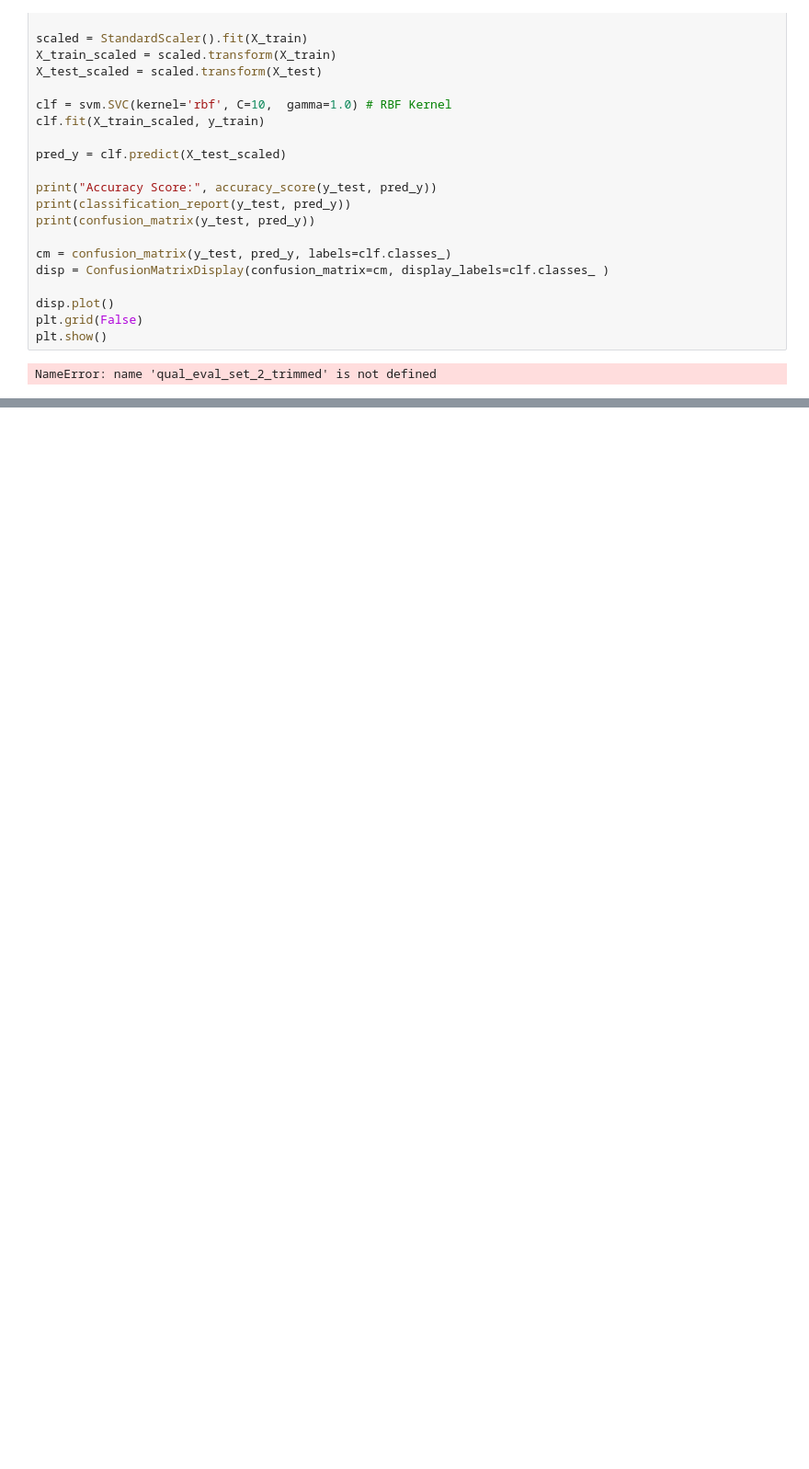
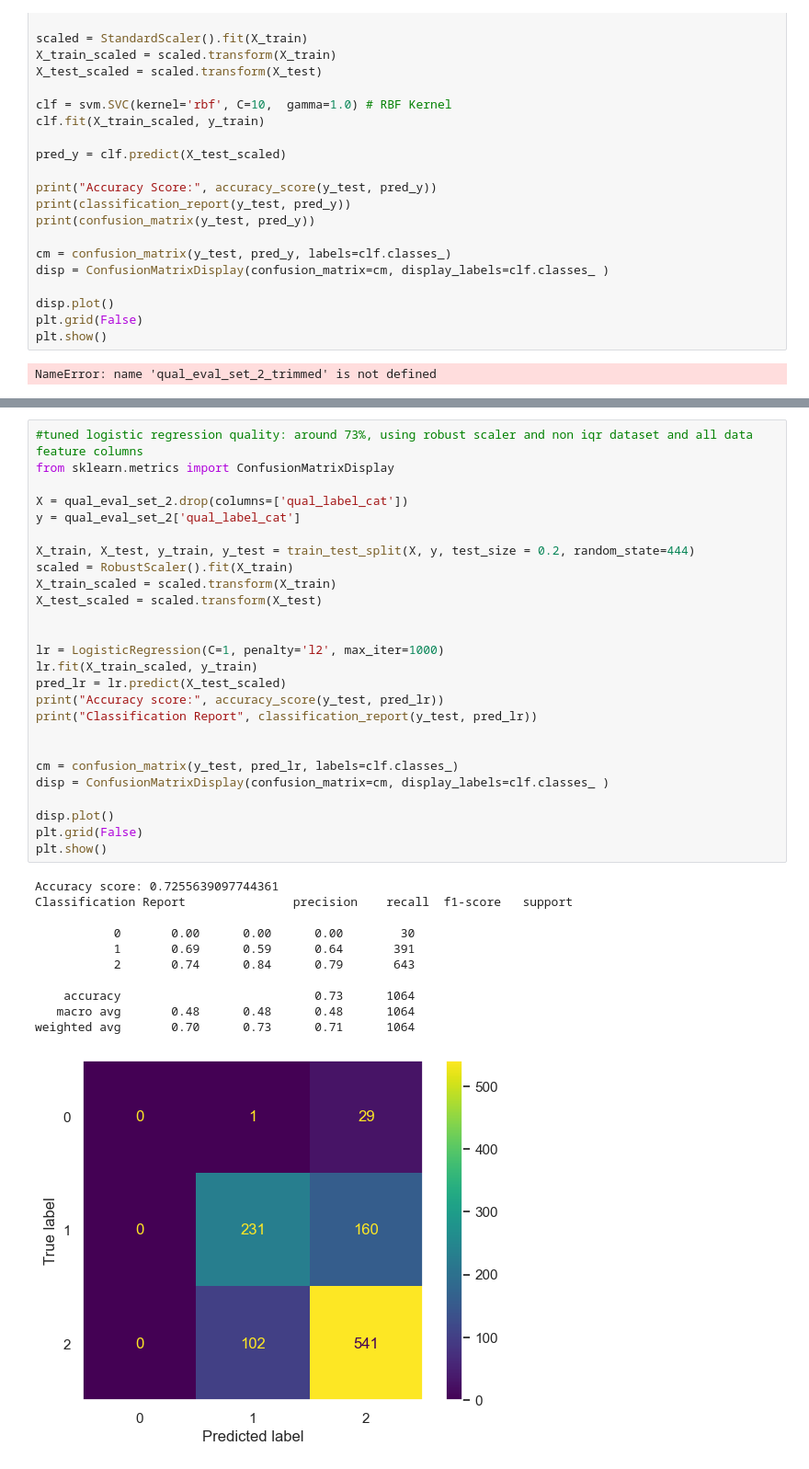
Before and after one commit to cdb8675309/-mod1-project2-Sprint-3, a Jupyter notebook: Sprint_3.ipynb, the cells around one changed output, grey strips where cells are left out. Shown: that part at 92% size. Drawn from its saved outputs; the diff is of its cells as text; blank space fills up the shorter version.

```diff
--- a/Sprint_3.ipynb
+++ b/Sprint_3.ipynb
@@ -2416,0 +2523,38 @@ NameError: name 'qual_eval_set_iqr_2' is not defined
+# %%
+#tuned logistic regression quality: around 73%, using robust scaler and non iqr dataset and all data feature columns
+from sklearn.metrics import ConfusionMatrixDisplay
+
+X = qual_eval_set_2.drop(columns=['qual_label_cat'])
+y = qual_eval_set_2['qual_label_cat']
+
+X_train, X_test, y_train, y_test = train_test_split(X, y, test_size = 0.2, random_state=444)
+scaled = RobustScaler().fit(X_train)
+X_train_scaled = scaled.transform(X_train)
+X_test_scaled = scaled.transform(X_test)
+
+
+lr = LogisticRegression(C=1, penalty='l2', max_iter=1000)
+lr.fit(X_train_scaled, y_train)
+pred_lr = lr.predict(X_test_scaled)
+print("Accuracy score:", accuracy_score(y_test, pred_lr))
+print("Classification Report", classification_report(y_test, pred_lr))
+
+
+cm = confusion_matrix(y_test, pred_lr, labels=clf.classes_)
+disp = ConfusionMatrixDisplay(confusion_matrix=cm, display_labels=clf.classes_ )
+
+disp.plot()
+plt.grid(False)
+plt.show()
+# %% [output]
+Accuracy score: 0.7255639097744361
+Classification Report               precision    recall  f1-score   support
+
+           0       0.00      0.00      0.00        30
+           1       0.69      0.59      0.64       391
+           2       0.74      0.84      0.79       643
+
+    accuracy                           0.73      1064
+   macro avg       0.48      0.48      0.48      1064
+weighted avg       0.70      0.73      0.71      1064
+[figure, added]
```
Also changed, not shown: parts of 12 cells of this notebook.
